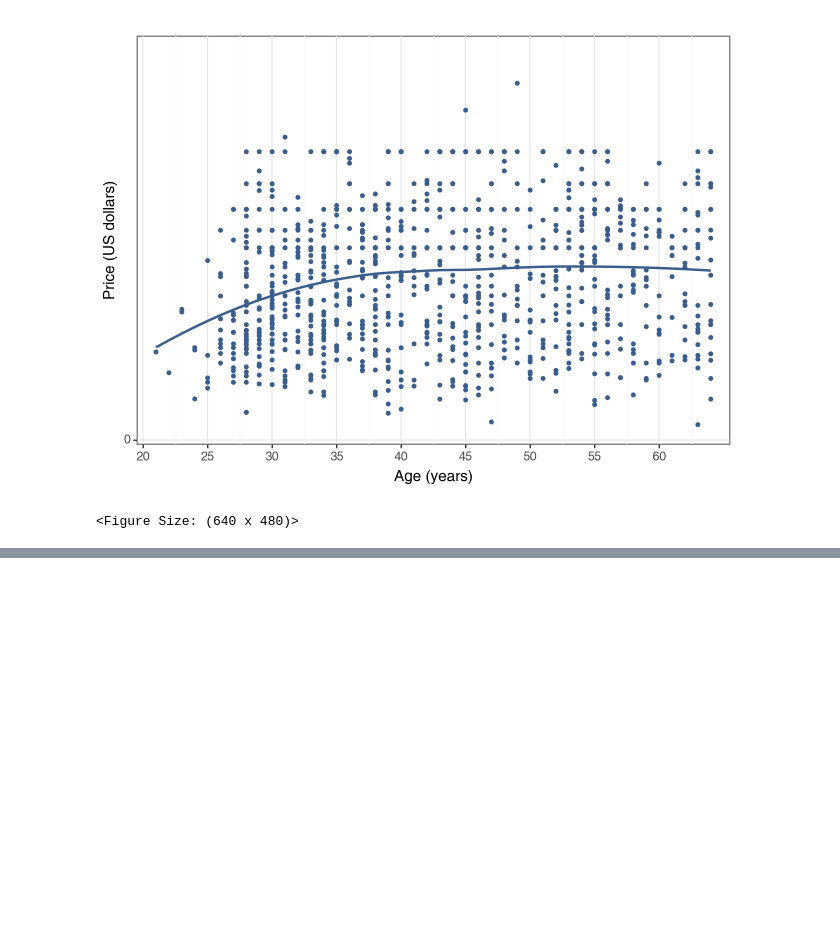
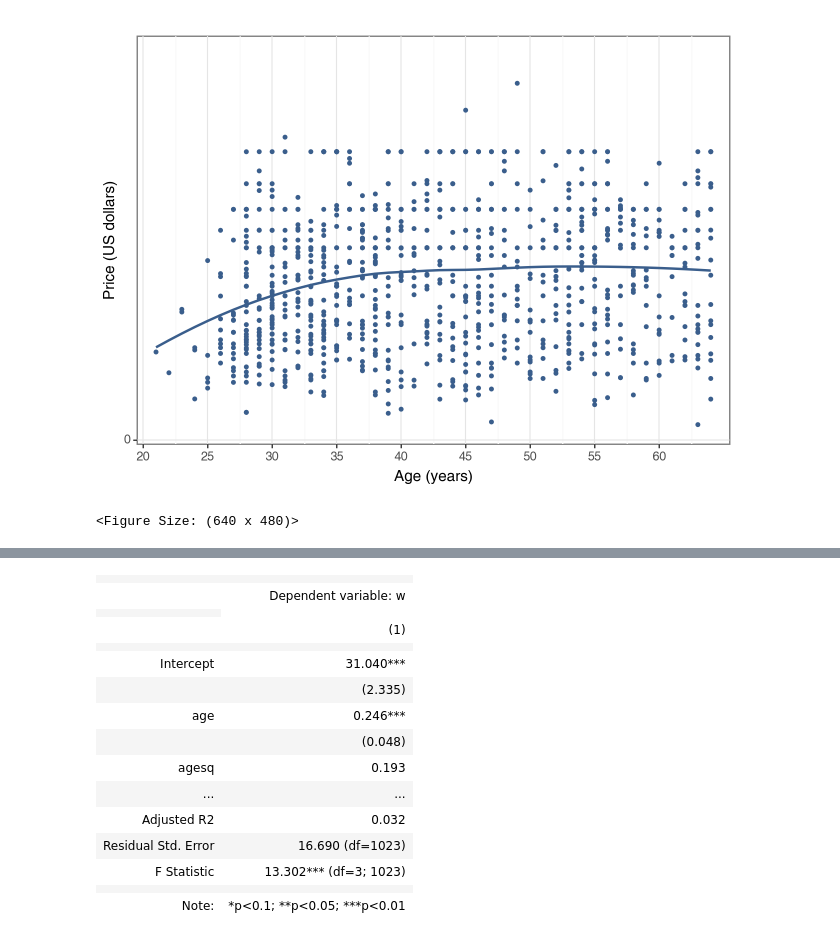
Before and after one commit to mateschieszler/DA3_A1, a Jupyter notebook: DA3-A1_code.ipynb, the cells around one changed output, grey strips where cells are left out. Saved outputs shown, nothing was run; the diff lists cells and outputs as text; code cells hidden in the pictures; blank space fills up the shorter version.

```diff
--- a/DA3-A1_code.ipynb
+++ b/DA3-A1_code.ipynb
@@ -569,0 +672,19 @@ sns.regplot(
+# %%
+stargazer.Stargazer([reg1])
+# %% [output]
+|  |  |
+|  | Dependent variable: w |
+|  |
+|  | (1) |
+|  |  |
+| Intercept | 31.040*** |
+|  | (2.335) |
+| age | 0.246*** |
+|  | (0.048) |
+| agesq | 0.193 |
+| ... | ... |
+| Adjusted R2 | 0.032 |
+| Residual Std. Error | 16.690 (df=1023) |
+| F Statistic | 13.302*** (df=3; 1023) |
+|  |  |
+| Note: | *p<0.1; **p<0.05; ***p<0.01 |
```
Also changed, not shown: parts of 21 cells of this notebook, 2 other files.
